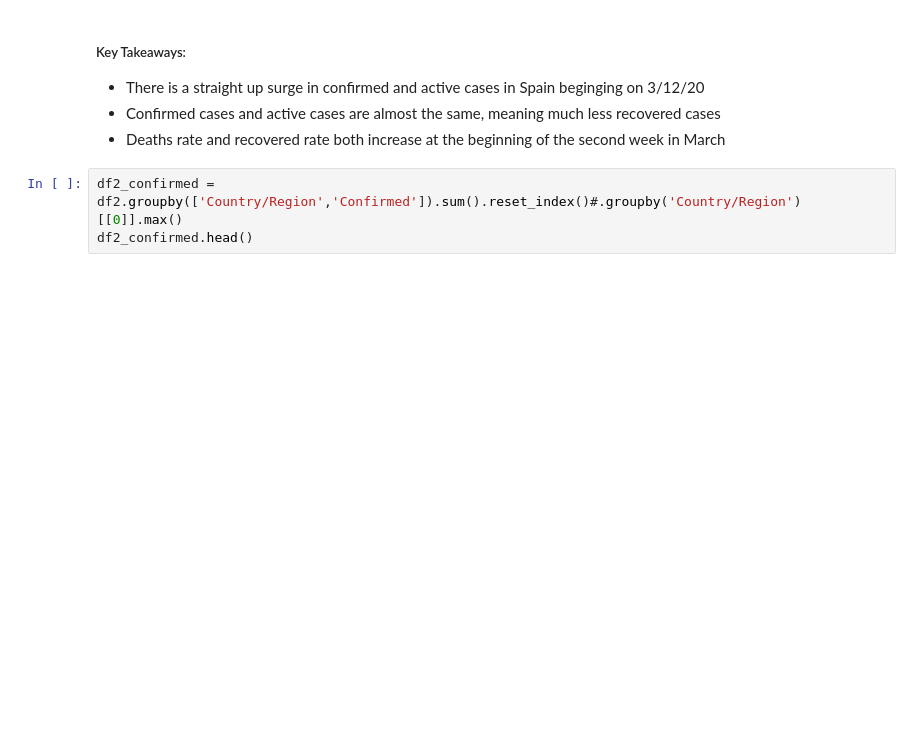
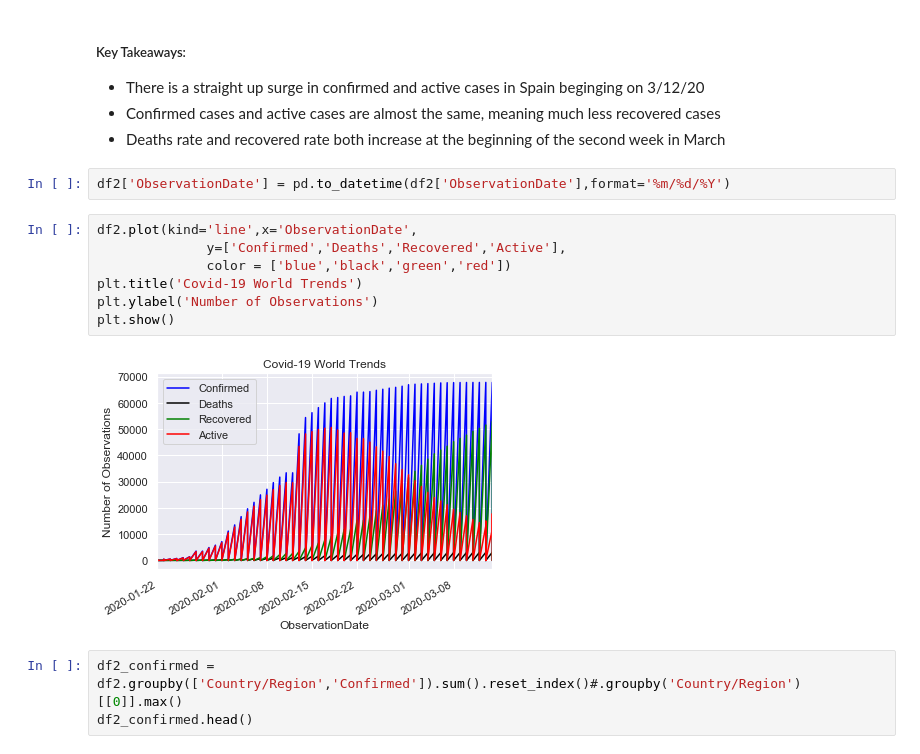
Before and after one commit to ThoaShook/Coronavirus-Analysis, a Jupyter notebook: Coronavirus_Analysis.ipynb, the cells around one changed output. Saved outputs shown, nothing was run; the diff lists cells and outputs as text; blank space fills up the shorter version.

```diff
--- a/Coronavirus_Analysis.ipynb
+++ b/Coronavirus_Analysis.ipynb
@@ -347,6 +370,17 @@ In Spain, since 02/21/20, Active Cases and Recovery Percentage is 91.73%, 5.77%
 * There is a straight up surge in confirmed and active cases in Spain beginging on 3/12/20
 * Confirmed cases and active cases are almost the same, meaning much less recovered cases
 * Deaths rate and recovered rate both increase at the beginning of the second week in March
+# %%
+df2['ObservationDate'] = pd.to_datetime(df2['ObservationDate'],format='%m/%d/%Y')
+# %%
+df2.plot(kind='line',x='ObservationDate',
+              y=['Confirmed','Deaths','Recovered','Active'],
+              color = ['blue','black','green','red'])
+plt.title('Covid-19 World Trends')
+plt.ylabel('Number of Observations')
+plt.show()
+# %% [output]
+[figure, added]
 # %%
 df2_confirmed = df2.groupby(['Country/Region','Confirmed']).sum().reset_index()#.groupby('Country/Region')[[0]].max()
 df2_confirmed.head()
```
Also changed, not shown: parts of 2 cells of this notebook, 1 other file.
